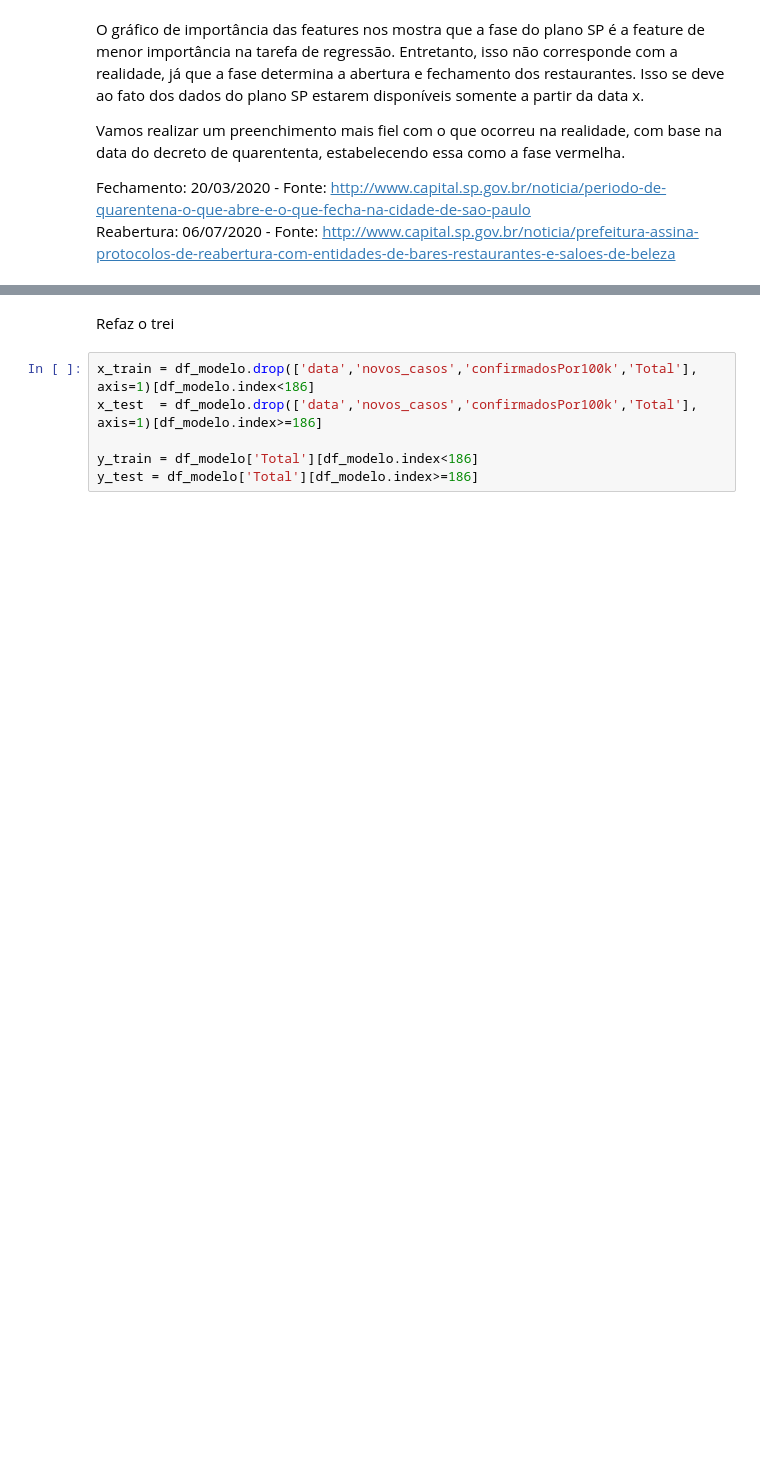
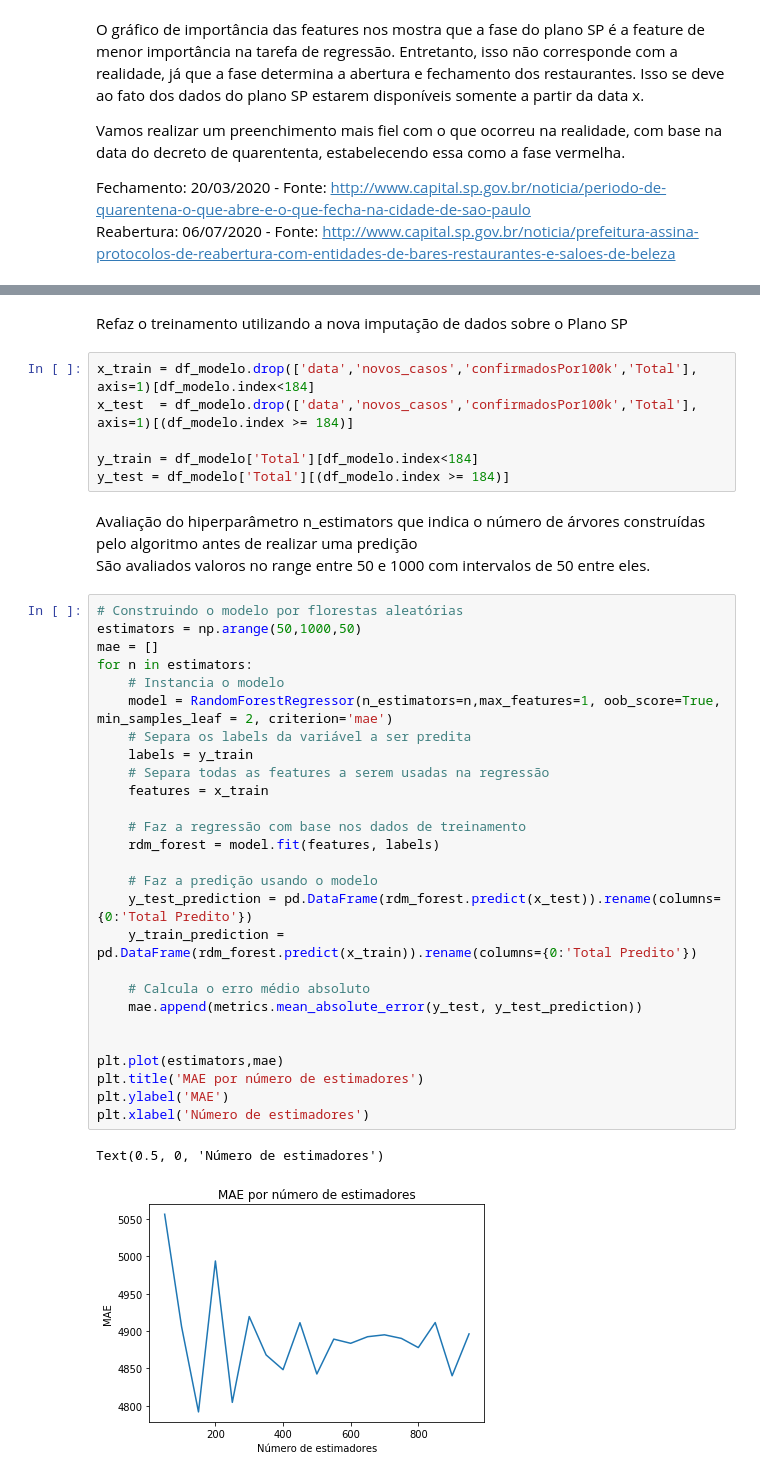
Before and after one commit to AnneMacedo/desafioShaweeSantander, a Jupyter notebook: codigo/Analise de dados.ipynb, the cells around one changed output, grey strips where cells are left out. Drawn from its saved outputs; the diff is of its cells as text; blank space fills up the shorter version.

```diff
--- a/codigo/Analise de dados.ipynb
+++ b/codigo/Analise de dados.ipynb
@@ -468,11 +471,44 @@ See the caveats in the documentation: http://pandas.pydata.org/pandas-docs/stabl
 | 50% | -0.362100 | -0.670500 | -0.574700 | 85.834805 | 436.000000 | ... |
 | 75% | 0.020850 | -0.208625 | -0.011100 | 662.027405 | 1522.500000 | ... |
 | max | 0.409700 | 0.321400 | 0.731500 | 1580.832810 | 6877.000000 | ... |
-# %% [markdown]
-Refaz o trei
+# %% [markdown]
+Refaz o treinamento utilizando a nova imputação de dados sobre o Plano SP
 # %%
-x_train = df_modelo.drop(['data','novos_casos','confirmadosPor100k','Total'], axis=1)[df_modelo.index<186]
-x_test  = df_modelo.drop(['data','novos_casos','confirmadosPor100k','Total'], axis=1)[df_modelo.index>=186]
+x_train = df_modelo.drop(['data','novos_casos','confirmadosPor100k','Total'], axis=1)[df_modelo.index<184]
+x_test  = df_modelo.drop(['data','novos_casos','confirmadosPor100k','Total'], axis=1)[(df_modelo.index >= 184)]
 
-y_train = df_modelo['Total'][df_modelo.index<186]
-y_test = df_modelo['Total'][df_modelo.index>=186]
+y_train = df_modelo['Total'][df_modelo.index<184]
+y_test = df_modelo['Total'][(df_modelo.index >= 184)]
+# %% [markdown]
+Avaliação do hiperparâmetro n_estimators que indica o número de árvores construídas pelo algoritmo antes de realizar uma predição <br>
+São avaliados valoros no range entre 50 e 1000 com intervalos de 50 entre eles.
+# %%
+# Construindo o modelo por florestas aleatórias
+estimators = np.arange(50,1000,50)
+mae = []
+for n in estimators:
+    # Instancia o modelo
+    model = RandomForestRegressor(n_estimators=n,max_features=1, oob_score=True, min_samples_leaf = 2, criterion='mae')
+    # Separa os labels da variável a ser predita
+    labels = y_train
+    # Separa todas as features a serem usadas na regressão
+    features = x_train
+
+    # Faz a regressão com base nos dados de treinamento
+    rdm_forest = model.fit(features, labels)
+
+    # Faz a predição usando o modelo
+    y_test_prediction = pd.DataFrame(rdm_forest.predict(x_test)).rename(columns={0:'Total Predito'})
+    y_train_prediction = pd.DataFrame(rdm_forest.predict(x_train)).rename(columns={0:'Total Predito'})
+
+    # Calcula o erro médio absoluto
+    mae.append(metrics.mean_absolute_error(y_test, y_test_prediction))
+
+
+plt.plot(estimators,mae)
+plt.title('MAE por número de estimadores')
+plt.ylabel('MAE')
+plt.xlabel('Número de estimadores')
+# %% [output]
+Text(0.5, 0, 'Número de estimadores')
+[figure, added]
```
Also changed, not shown: parts of 30 cells of this notebook.
